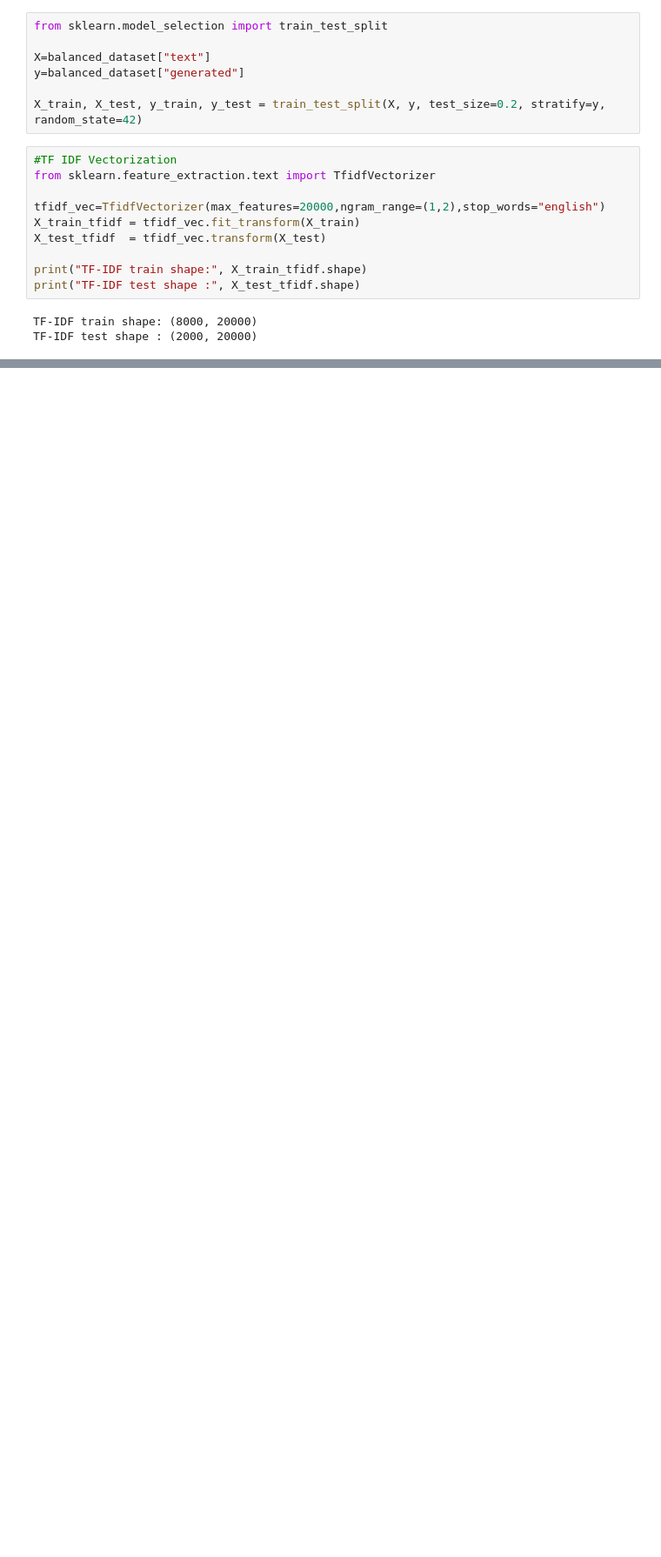
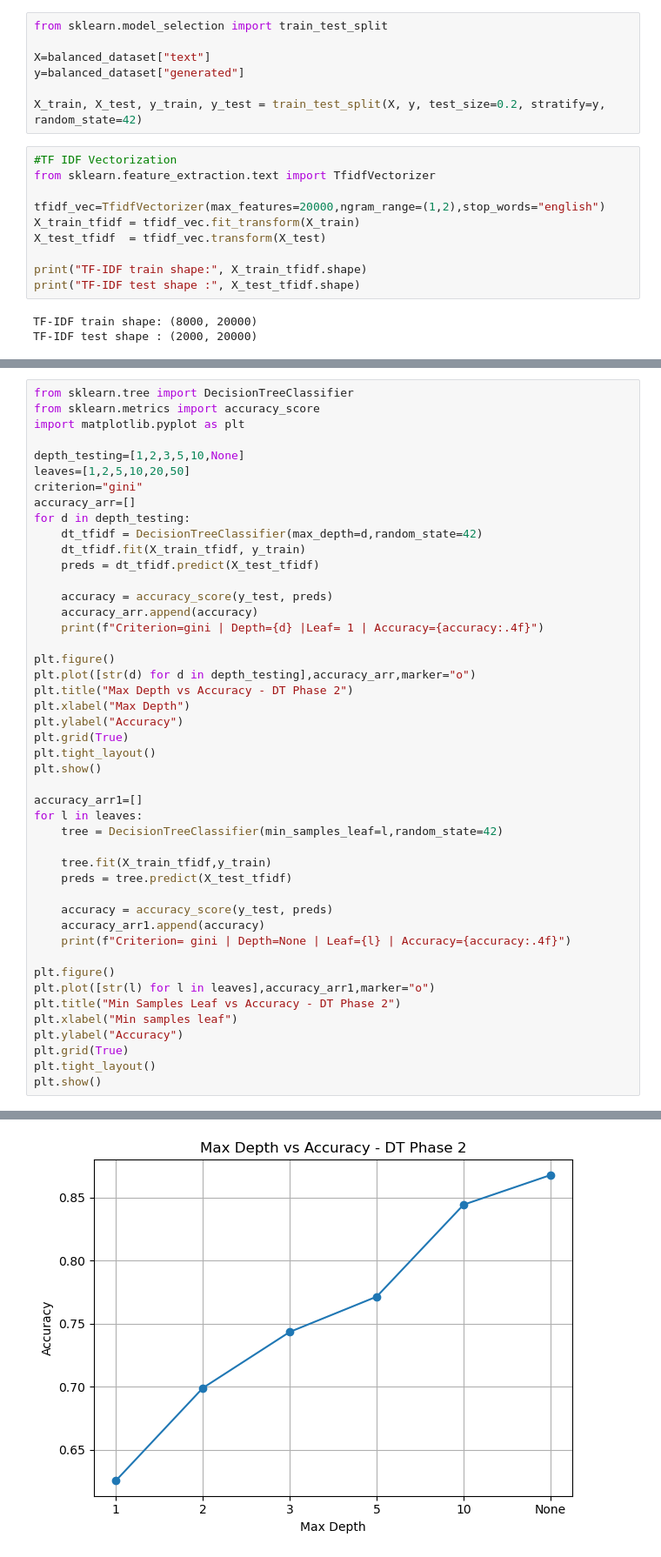
Before and after one commit to ErjonXhani/ai-vs-human-text-detection-INM701, a Jupyter notebook: tfidf.ipynb, the cells around one changed output, grey strips where cells are left out. Shown at 87% size. Drawn from its saved outputs; the diff is of its cells as text; blank space fills up the shorter version.

Commit message:
tuning and adding graphs for decision trees phase 2

```diff
--- a/tfidf.ipynb
+++ b/tfidf.ipynb
@@ -117,0 +96,47 @@ Linear SVM Accuracy: 0.986
+# %%
+from sklearn.tree import DecisionTreeClassifier
+from sklearn.metrics import accuracy_score
+import matplotlib.pyplot as plt
+
+depth_testing=[1,2,3,5,10,None]
+leaves=[1,2,5,10,20,50]
+criterion="gini"
+accuracy_arr=[]
+for d in depth_testing:
+    dt_tfidf = DecisionTreeClassifier(max_depth=d,random_state=42)
+    dt_tfidf.fit(X_train_tfidf, y_train)
+    preds = dt_tfidf.predict(X_test_tfidf)
+
+    accuracy = accuracy_score(y_test, preds)
+    accuracy_arr.append(accuracy)
+    print(f"Criterion=gini | Depth={d} |Leaf= 1 | Accuracy={accuracy:.4f}")
+
+plt.figure()
+plt.plot([str(d) for d in depth_testing],accuracy_arr,marker="o")
+plt.title("Max Depth vs Accuracy - DT Phase 2")
+plt.xlabel("Max Depth")
+plt.ylabel("Accuracy")
+plt.grid(True)
+plt.tight_layout()
+plt.show()
+
+accuracy_arr1=[]
+for l in leaves:
+    tree = DecisionTreeClassifier(min_samples_leaf=l,random_state=42)
+
+    tree.fit(X_train_tfidf,y_train)
+    preds = tree.predict(X_test_tfidf)
+
+    accuracy = accuracy_score(y_test, preds)
+    accuracy_arr1.append(accuracy)
+    print(f"Criterion= gini | Depth=None | Leaf={l} | Accuracy={accuracy:.4f}")
+
+plt.figure()
+plt.plot([str(l) for l in leaves],accuracy_arr1,marker="o")
+plt.title("Min Samples Leaf vs Accuracy - DT Phase 2")
+plt.xlabel("Min samples leaf")
+plt.ylabel("Accuracy")
+plt.grid(True)
+plt.tight_layout()
+plt.show()
+# %% [output]
@@ -117,0 +149 @@ Linear SVM Accuracy: 0.986
+[figure, added]
```
Also changed, not shown: parts of 6 cells of this notebook.
